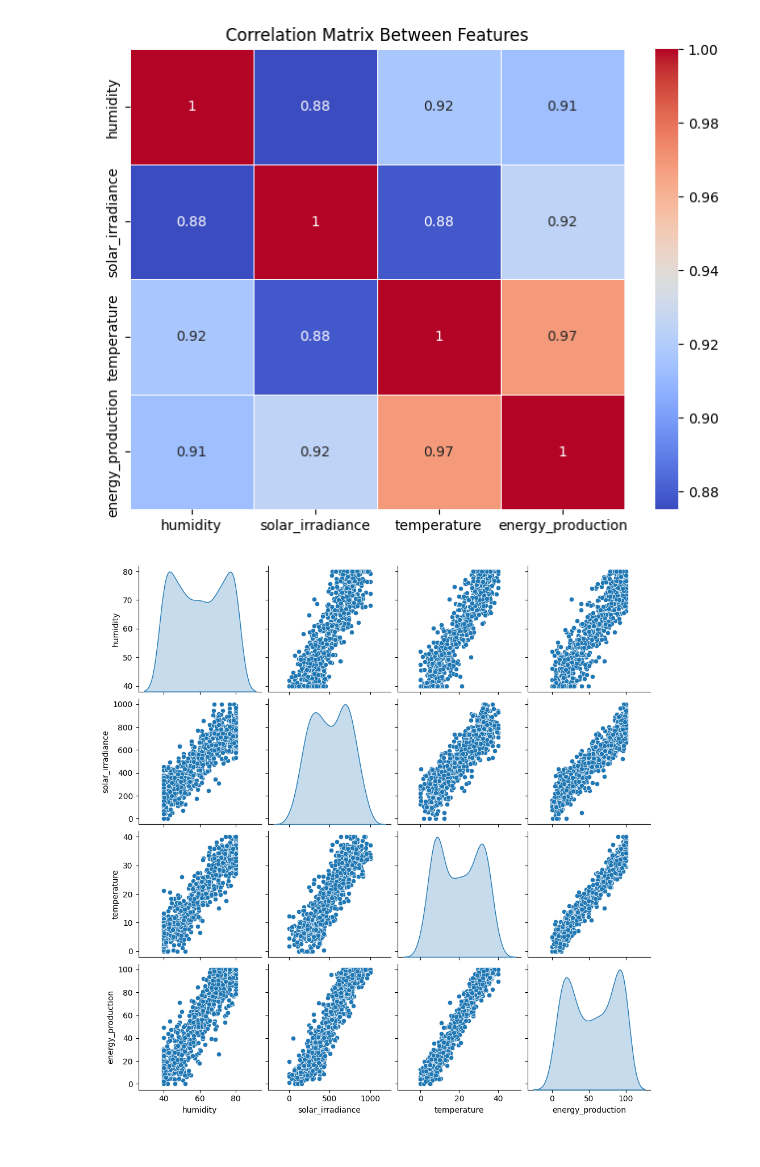
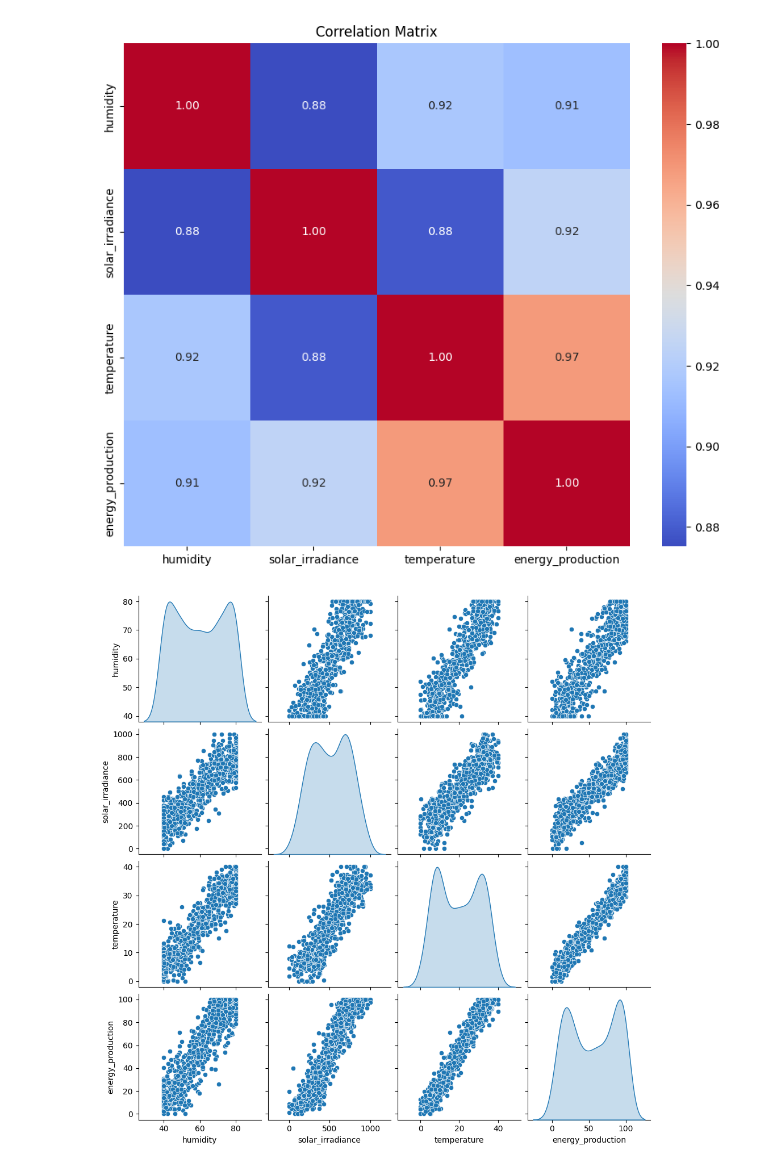
Before and after one commit to Jamesupback/solar, a Jupyter notebook: minor/linear.ipynb, the cells around one changed output. Saved outputs shown, nothing was run; the diff lists cells and outputs as text; code cells hidden in the pictures.

```diff
--- a/minor/linear.ipynb
+++ b/minor/linear.ipynb
@@ -16,0 +14,4 @@ import math
+# %%
+data = pd.read_csv('solar_power_data.csv')
+data['date'] = pd.to_datetime(data['date'])
+data.head()
@@ -17,9 +25,6 @@ import math
 # %%
-# Load your dataset with the correct column names and parse dates
-data = pd.read_csv('solar_power_data.csv', parse_dates=['date'], index_col='date')
-
-# Visualize the first few rows of the data
-print(data.head())
+# Set the date column as the index
+data.set_index('date', inplace=True)
 
 # Plot the solar energy production over time
 plt.figure(figsize=(10,6))
@@ -40,18 +38,22 @@ date
 [figure]
+# %%
+# Filter out non-numeric columns for correlation matrix
+numeric_data = data.select_dtypes(include=[np.number])
+
+# Plot the correlation matrix
+plt.figure(figsize=(10, 8))
+sns.heatmap(numeric_data.corr(), annot=True, cmap='coolwarm', fmt='.2f')
+plt.title('Correlation Matrix')
+plt.show()
+# %% [output]
+[figure, added]
 # %%
-# Correlation matrix to visualize relationships between features
-plt.figure(figsize=(8,6))
-corr_matrix = data.corr()
-sns.heatmap(corr_matrix, annot=True, cmap='coolwarm', linewidths=0.5)
-plt.title('Correlation Matrix Between Features')
-plt.show()
 
 # Plot pairwise relationships between features and target variable
 sns.pairplot(data, diag_kind='kde')
 plt.show()
 # %% [output]
-[figure, old version]
+[figure, new version]
-[figure, removed]
 # %%
 # Split the data into training and testing sets (80% train, 20% test)
 train_size = int(len(data) * 0.8)
```
Also changed, not shown: parts of 11 cells of this notebook, 9 other files.
